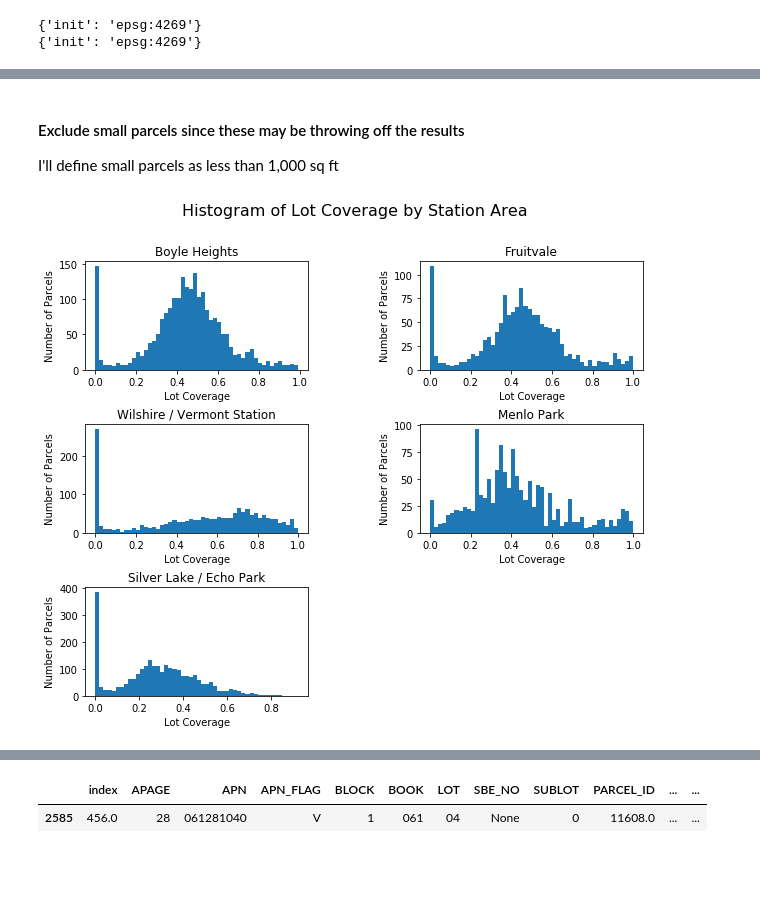
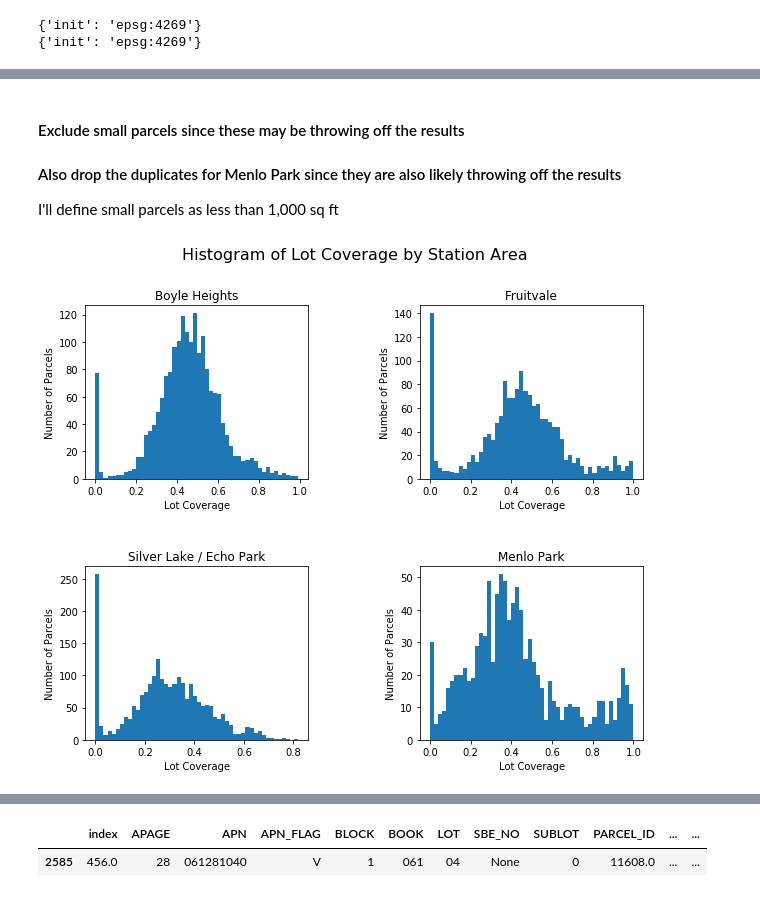
Before and after one commit to jarednolan/Upzoning, a Jupyter notebook: Vacant Parcels.ipynb, the cells around one changed output, grey strips where cells are left out. Saved outputs shown, nothing was run; the diff lists cells and outputs as text; code cells hidden in the pictures; blank space fills up the shorter version.

```diff
--- a/Vacant Parcels.ipynb
+++ b/Vacant Parcels.ipynb
@@ -57,3 +57,8 @@ Index(['level_0', 'index', 'arb', 'assetid', 'block', 'bpp', 'cncl_dist',
        'index_righ', 'zone_cmplt', 'zone_base', 'dist_stati', 'parcel_are',
        'parcel_len', 'parcel_quo', 'geometry'],
       dtype='object')
+# %%
+soto_pz2 = soto_pz[['assetid', 'bpp', 'id','lot','shape_area','zone_cmplt','zone_base','parcel_are','geometry']]
+sl_pz2 = sl_pz[['assetid', 'bpp', 'id','lot','shape_area','zone_cmplt','zone_base','parcel_are','geometry']]
+
+soto_pz2.head(3)
@@ -59,0 +70,8 @@ Index(['level_0', 'index', 'arb', 'assetid', 'block', 'bpp', 'cncl_dist',
+# %%
+soto_pz_agg = soto_pz2.dissolve(by='bpp', aggfunc='sum')
+sl_pz_agg = sl_pz2.dissolve(by='bpp', aggfunc='sum')
+
+soto_pz_agg['bpp'] = soto_pz_agg.index
+sl_pz_agg['bpp'] = sl_pz_agg.index
+
+sl_pz_agg.head(2)
@@ -68,7 +102,7 @@ print(fruit_pz.crs)
 # %%
 fruit_union = geopandas.overlay(fruit_pz, footprints, how='union')
 mp_union = geopandas.overlay(mp_pz, footprints, how='union')
-soto_union = geopandas.overlay(soto_pz, footprints, how='union')
-wv_union = geopandas.overlay(wv_pz, footprints, how='union')
-sl_union = geopandas.overlay(sl_pz, footprints, how='union')
+soto_union = geopandas.overlay(soto_pz_agg, footprints, how='union')
+#wv_union = geopandas.overlay(wv_pz, footprints, how='union')
+sl_union = geopandas.overlay(sl_pz_agg, footprints, how='union')
 # %%
@@ -138,57 +167,59 @@ plt.show()
 # %% [markdown]
 #### Exclude small parcels since these may be throwing off the results
 
+#### Also drop the duplicates for Menlo Park since they are also likely throwing off the results
+
 I'll define small parcels as less than 1,000 sq ft
 # %%
 fruit_unbuilt = fruit_unbuilt[fruit_unbuilt['parcel_are'] > 1000]
-mp_unbuilt = mp_unbuilt[mp_unbuilt['parcel_are'] > 1000]
-wv_unbuilt = wv_unbuilt[wv_unbuilt['parcel_are'] > 1000]
+mp_unbuilt = mp_unbuilt[mp_unbuilt['parcel_are'] > 1000].drop_duplicates('PARCEL_ID')
+#wv_unbuilt = wv_unbuilt[wv_unbuilt['parcel_are'] > 1000]
 soto_unbuilt = soto_unbuilt[soto_unbuilt['parcel_are'] > 1000]
 sl_unbuilt = sl_unbuilt[sl_unbuilt['parcel_are'] > 1000]
 # %%
 plt.figure(1, figsize=(10,8), )
 plt.suptitle("Histogram of Lot Coverage by Station Area", fontsize=16)
 
-ax = plt.subplot(322)
+ax = plt.subplot(222)
 ax.set_title("Fruitvale")
 ax.set_xlabel('Lot Coverage', fontsize=10)
 ax.set_ylabel('Number of Parcels', fontsize=10)
 #ax.set_xlim(0,20000)
 ax.hist(fruit_unbuilt['lot_coverage'], bins=50)
 
-ax = plt.subplot(324)
+ax = plt.subplot(224)
 ax.set_title("Menlo Park")
 ax.set_xlabel('Lot Coverage', fontsize=10)
 ax.set_ylabel('Number of Parcels', fontsize=10)
 #ax.set_xlim(0,20000)
 ax.hist(mp_unbuilt['lot_coverage'], bins=50)
 
-ax = plt.subplot(321)
+ax = plt.subplot(221)
 ax.set_title("Boyle Heights")
 ax.set_xlabel('Lot Coverage', fontsize=10)
 ax.set_ylabel('Number of Parcels', fontsize=10)
 #ax.set_xlim(0,20000)
 ax.hist(soto_unbuilt['lot_coverage'], bins=50)
 
-ax = plt.subplot(323)
-ax.set_title("Wilshire / Vermont Station")
-ax.set_xlabel('Lot Coverage', fontsize=10)
-ax.set_ylabel('Number of Parcels', fontsize=10)
+#ax = plt.subplot(323)
+#ax.set_title("Wilshire / Vermont Station")
+#ax.set_xlabel('Lot Coverage', fontsize=10)
+#ax.set_ylabel('Number of Parcels', fontsize=10)
 #ax.set_xlim(0,20000)
-ax.hist(wv_unbuilt['lot_coverage'], bins=50)
+#ax.hist(wv_unbuilt['lot_coverage'], bins=50)
 
-ax = plt.subplot(325)
+ax = plt.subplot(223)
 ax.set_title("Silver Lake / Echo Park")
 ax.set_xlabel('Lot Coverage', fontsize=10)
 ax.set_ylabel('Number of Parcels', fontsize=10)
 #ax.set_xlim(0,20000)
 ax.hist(sl_unbuilt['lot_coverage'], bins=50)
 
 plt.subplots_adjust(wspace=.5, hspace=.5)
 plt.savefig('lot_coverage_hist.png')
 plt.show()
 # %% [output]
-[figure, old version]
+[figure, new version]
 # %%
 f, ax = plt.subplots(1, figsize=(10, 10))
 ax = fruit_unbuilt[fruit_unbuilt['lot_coverage'] < 0.1].plot(ax = ax, color='black', edgecolor='white', linewidth=1)
```
Also changed, not shown: parts of 17 cells of this notebook, 5 other files.
